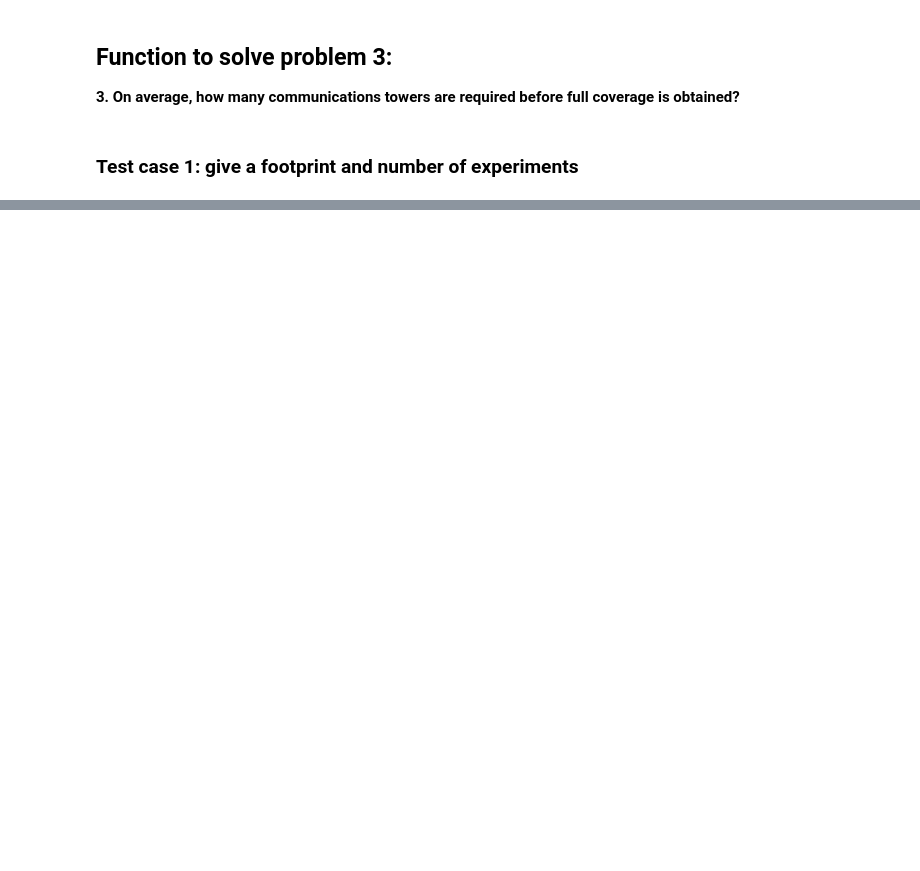
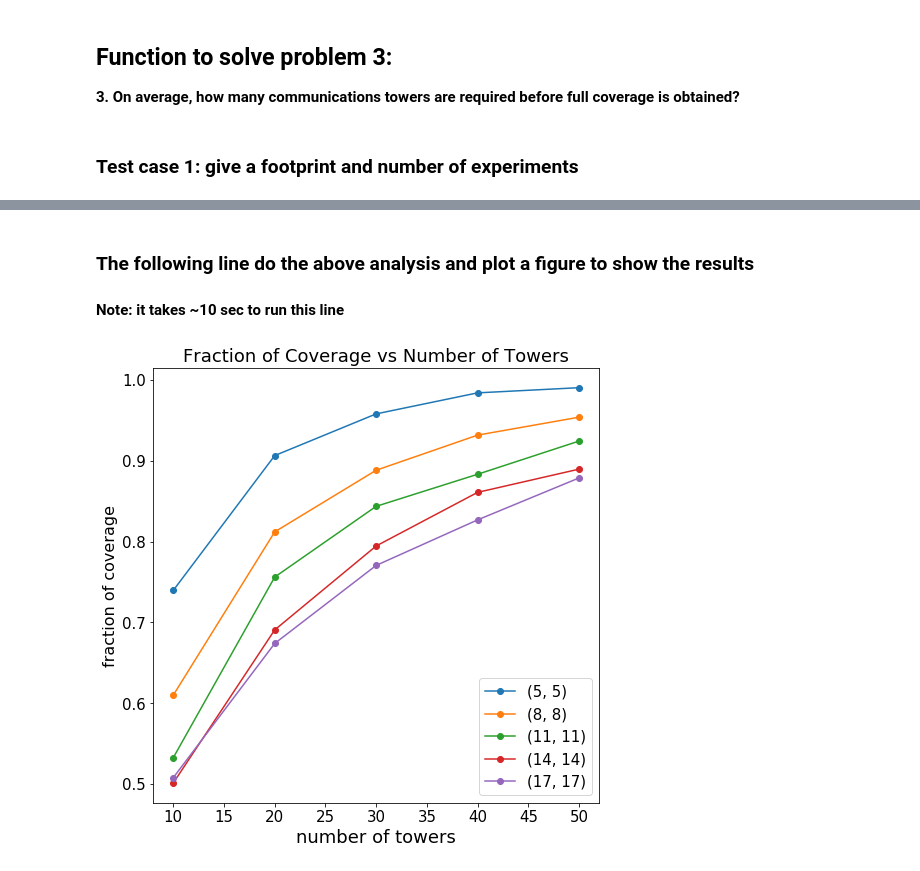
Before and after one commit to mikext/ECE143_individual_project, a Jupyter notebook: Individual_project_notebook.ipynb, the cells around one changed output, grey strips where cells are left out. Saved outputs shown, nothing was run; the diff lists cells and outputs as text; code cells hidden in the pictures; blank space fills up the shorter version.

Commit message:
analysis_and_assert_added

```diff
--- a/Individual_project_notebook.ipynb
+++ b/Individual_project_notebook.ipynb
@@ -414,0 +443,2 @@ Not fully covered, covered ratio: 0.62125
+# %%
+new_binary_map, full, ratio = commNetProblem1and2(total_area=(10, 20), generate_towers=20)
@@ -461,0 +542,45 @@ On average, 150.9 communications towers are required before full coverage is obt
+# %%
+def commNetCoverageVNoftowers():
+    results = np.zeros((5, 5))
+    maps = ((5, 5), (8, 8), (11, 11), (14, 14), (17, 17))
+    noftowers = (10, 20, 30, 40, 50)
+    for ind_map, footprint in enumerate(maps):
+        # print "new map"
+        for ind_tower, tower in enumerate(noftowers):
+            # print "new tower"
+            coverages = np.zeros((100,))
+            for i in range(100):
+                _, _, ratio = commNetProblem1and2(footprint, new_towers=None, generate_towers=tower,
+                                                  show_animation=False, print_fraction=False)
+                coverages[i] = ratio
+            results[ind_map, ind_tower] = np.mean(coverages)
+
+    return results
+# %%
+def commNetCoverageVNoftowersPlot(results):
+
+    maps = ((5, 5), (8, 8), (11, 11), (14, 14), (17, 17))
+    noftowers = (10, 20, 30, 40, 50)
+
+    %matplotlib inline
+    plt.rc('font', size=15)
+
+    fig, ax = plt.subplots()
+    fig.set_size_inches(8, 8)
+
+    x_list = list(noftowers)
+    for ind_map, footprint in enumerate(maps):
+        y_list = list(results[ind_map, :])
+        ax.plot(x_list, y_list, marker = 'o')
+    plt.legend(map(lambda x : str(x), maps))
+    plt.title("Fraction of Coverage vs Number of Towers")
+    plt.xlabel('number of towers', fontsize=18)
+    plt.ylabel('fraction of coverage', fontsize=16)
+    plt.show()
+# %% [markdown]
+### The following line do the above analysis and plot a figure to show the results
+#### Note: it takes ~10 sec to run this line
+# %%
+commNetCoverageVNoftowersPlot(commNetCoverageVNoftowers())
+# %% [output]
+[figure, added]
```
Also changed, not shown: parts of 22 cells of this notebook.
